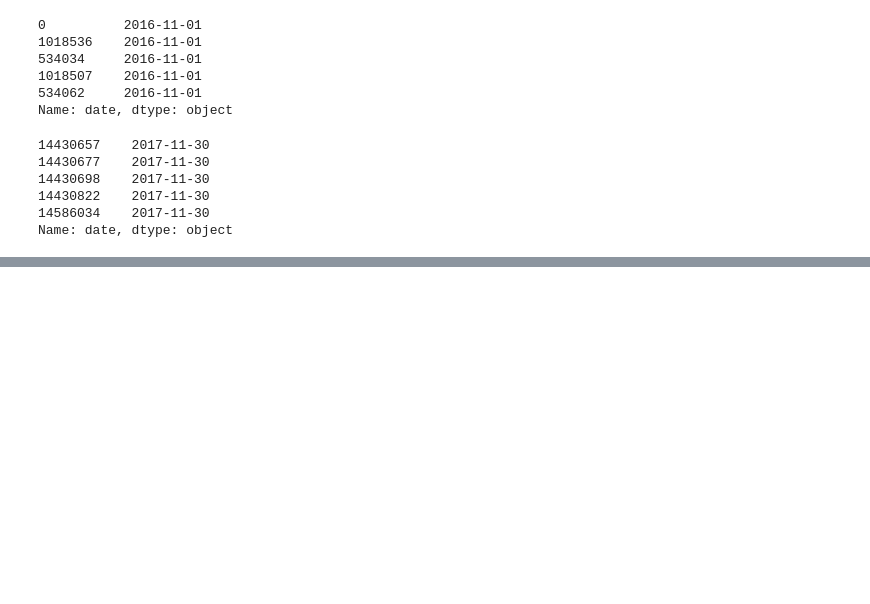
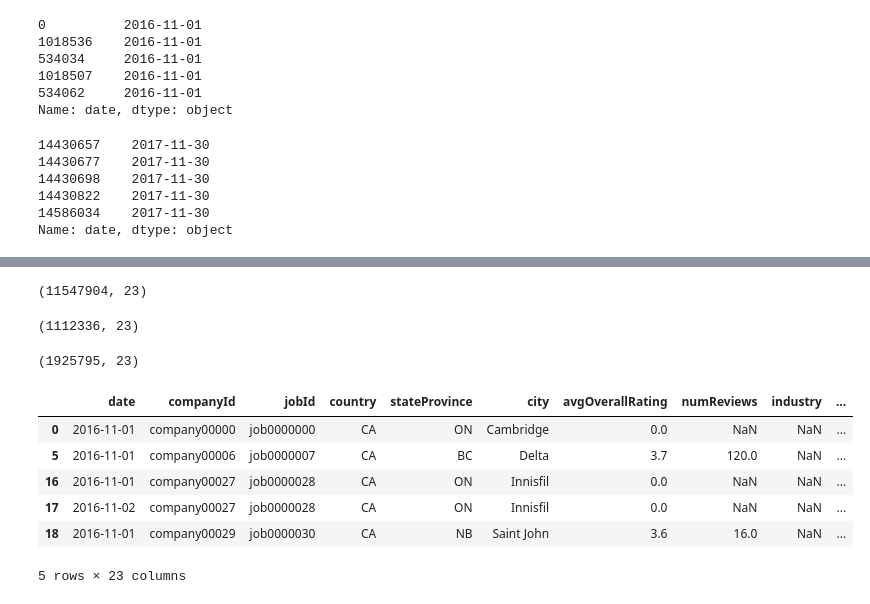
Before and after one commit to zoro666/datafest2018, a Jupyter notebook: readfiles.ipynb, the cells around one changed output, grey strips where cells are left out. Saved outputs shown, nothing was run; the diff lists cells and outputs as text; code cells hidden in the pictures; blank space fills up the shorter version.

```diff
--- a/readfiles.ipynb
+++ b/readfiles.ipynb
@@ -67,0 +143,10 @@ Name: date, dtype: object
+# %%
+US.shape
+# %% [output]
+(11547904, 23)
+# %%
+CA = df[df.country == 'CA']
+# %%
+CA.shape
+# %% [output]
+(1112336, 23)
@@ -67,0 +155,14 @@ Name: date, dtype: object
+# %%
+DE.shape
+# %% [output]
+(1925795, 23)
+# %%
+CA.head(5)
+# %% [output]
+|  | date | companyId | jobId | country | stateProvince | city | avgOverallRating | numReviews | industry | ... |
+| 0 | 2016-11-01 | company00000 | job0000000 | CA | ON | Cambridge | 0.0 | NaN | NaN | ... |
+| 5 | 2016-11-01 | company00006 | job0000007 | CA | BC | Delta | 3.7 | 120.0 | NaN | ... |
+| 16 | 2016-11-01 | company00027 | job0000028 | CA | ON | Innisfil | 0.0 | NaN | NaN | ... |
+| 17 | 2016-11-02 | company00027 | job0000028 | CA | ON | Innisfil | 0.0 | NaN | NaN | ... |
+| 18 | 2016-11-01 | company00029 | job0000030 | CA | NB | Saint John | 3.6 | 16.0 | NaN | ... |
+5 rows × 23 columns
```
Also changed, not shown: parts of 15 cells of this notebook.
